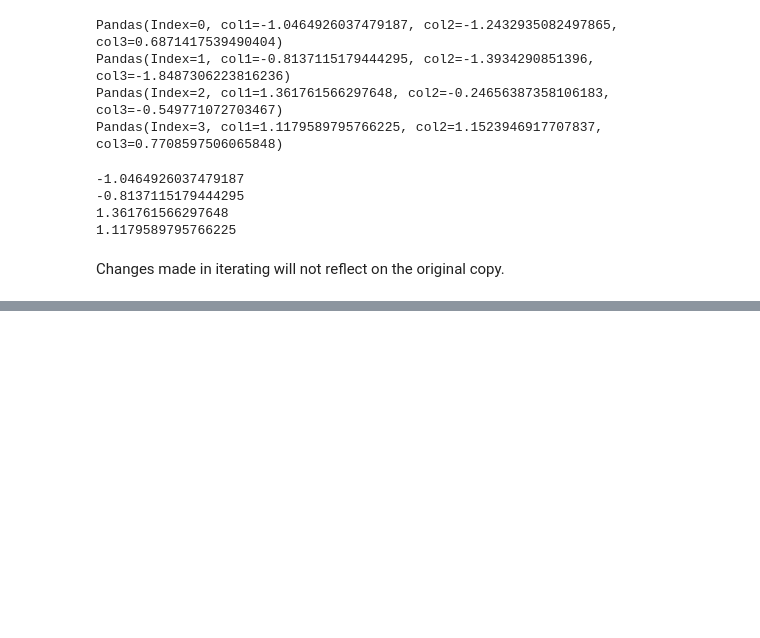
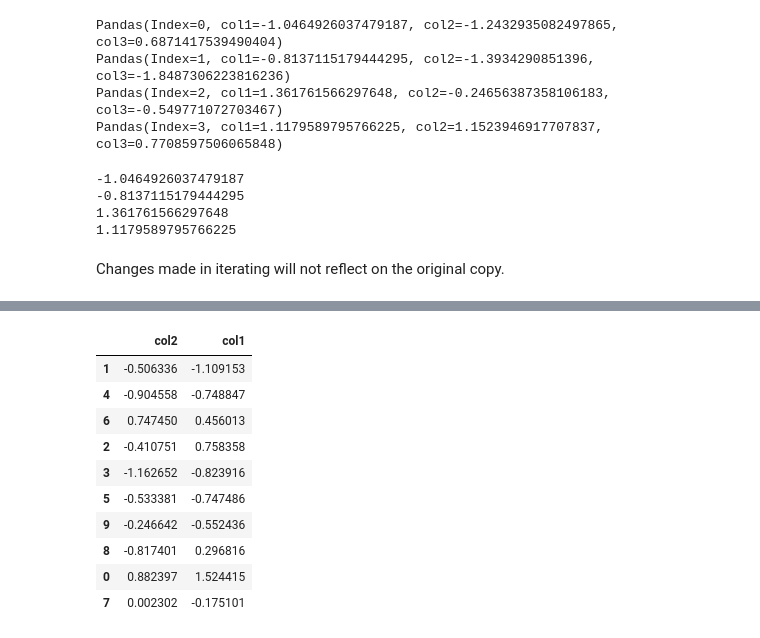
Before and after one commit to karenacorn99/data-science-cheatcheets, a Jupyter notebook: pandas.ipynb, the cells around one changed output, grey strips where cells are left out. Drawn from its saved outputs; the diff is of its cells as text; code cells hidden in the pictures; blank space fills up the shorter version.

```diff
--- a/pandas.ipynb
+++ b/pandas.ipynb
@@ -738,0 +742,17 @@ Changes made in iterating will not reflect on the original copy.
+# %%
+df = pd.DataFrame(np.random.randn(10,2),
+                  index=[1,4,6,2,3,5,9,8,0,7],
+                  columns=['col2','col1'])
+df
+# %% [output]
+|  | col2 | col1 |
+| 1 | -0.506336 | -1.109153 |
+| 4 | -0.904558 | -0.748847 |
+| 6 | 0.747450 | 0.456013 |
+| 2 | -0.410751 | 0.758358 |
+| 3 | -1.162652 | -0.823916 |
+| 5 | -0.533381 | -0.747486 |
+| 9 | -0.246642 | -0.552436 |
+| 8 | -0.817401 | 0.296816 |
+| 0 | 0.882397 | 1.524415 |
+| 7 | 0.002302 | -0.175101 |
```
Also changed, not shown: parts of 28 cells of this notebook.
